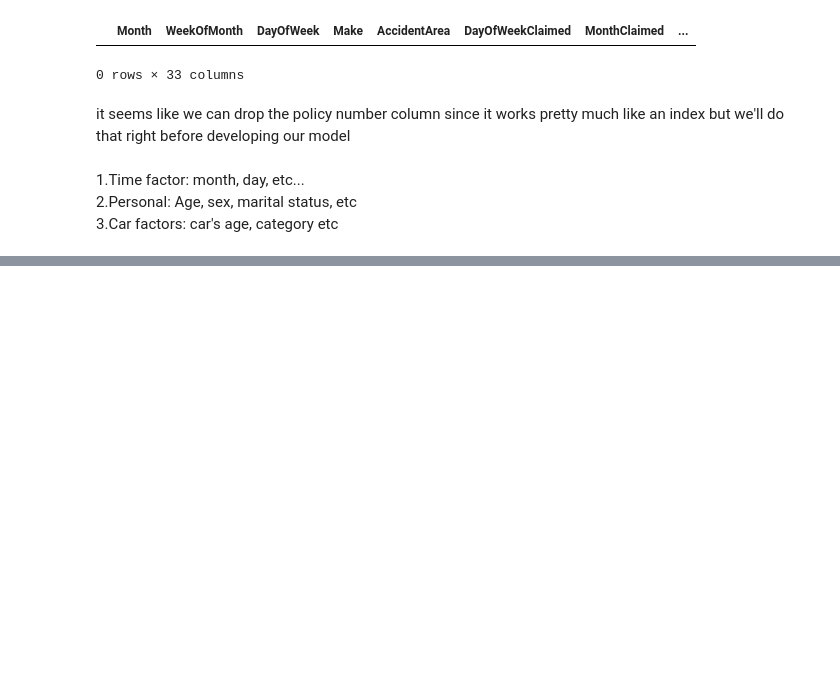
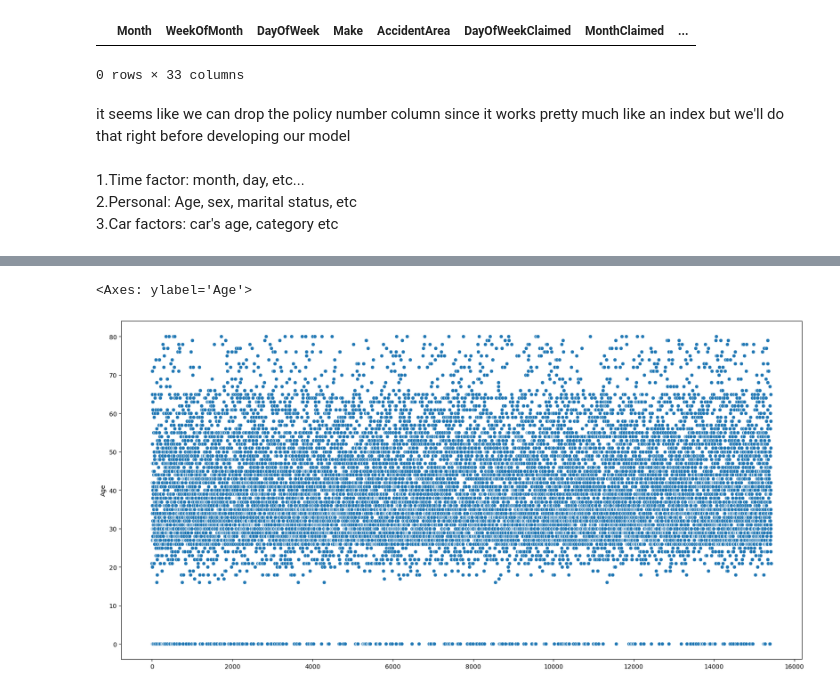
Before and after one commit to Marcos-Verdi/DA_Cls_carInsuranceFraud, a Jupyter notebook: car_insurance_fraud_analysis.ipynb, the cells around one changed output, grey strips where cells are left out. Drawn from its saved outputs; the diff is of its cells as text; code cells hidden in the pictures; blank space fills up the shorter version.

```diff
--- a/car_insurance_fraud_analysis.ipynb
+++ b/car_insurance_fraud_analysis.ipynb
@@ -104,0 +251,6 @@ it seems like we can drop the policy number column since it works pretty much li
+# %%
+plt.figure(figsize=(20,10))
+sns.scatterplot(df['Age'])
+# %% [output]
+<Axes: ylabel='Age'>
+[figure, added]
```
Also changed, not shown: parts of 15 cells of this notebook.
